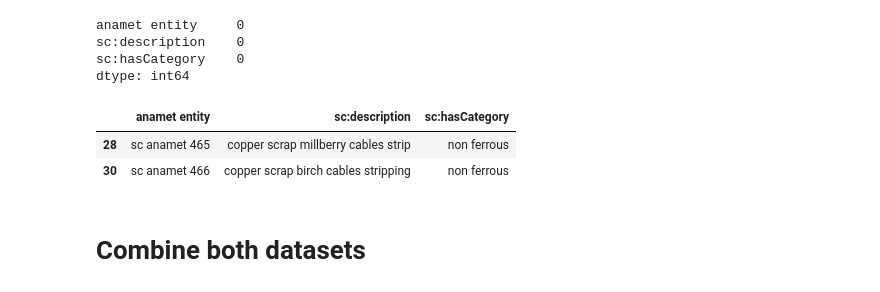
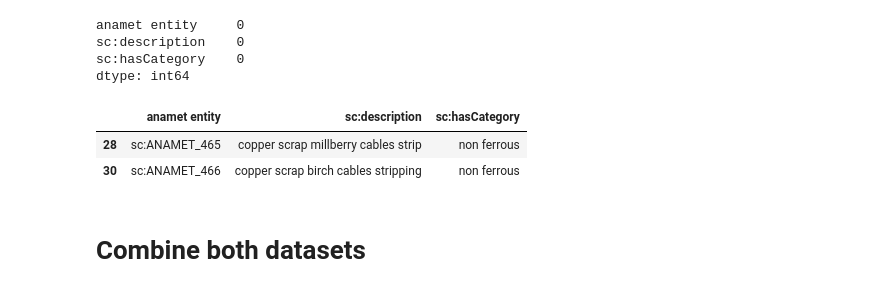
Before and after one commit to costasmexis/phd, a Jupyter notebook: scrap/scrap_similarity.ipynb, the cells around one changed output. Cells and saved outputs as stored; diff of their text form; code cells hidden in the pictures.

```diff
--- a/scrap/scrap_similarity.ipynb
+++ b/scrap/scrap_similarity.ipynb
@@ -100,7 +92,7 @@ isri_data.shape
 # %% [output]
 (244, 10)
 # %%
-isri_data = isri_data[['isri id', 'sc:hasCategory', 'sc:hasSpecification']]
+isri_data = isri_data[['isri id', 'sc:hasCategory', 'sc:hasForm', 'sc:hasSpecification', 'sc:contains', 'pc:hasName']]
 # %%
 isri_data.isna().sum()
 # %% [output]
@@ -117,7 +112,7 @@ custom_pipeline = [preprocessing.fillna,
                    preprocessing.remove_whitespace,
                    preprocessing.remove_stopwords]
 
-for col in isri_data.columns:
+for col in isri_data.drop('isri id', axis=1).columns:
     isri_data[col] = hero.clean(isri_data[col])
 
 isri_data.head(2)
@@ -194,14 +192,14 @@ sc:description    0
 sc:hasCategory    0
 dtype: int64
 # %%
-for col in anamet_data.columns:
+for col in anamet_data.drop('anamet entity', axis=1).columns:
     anamet_data[col] = hero.clean(anamet_data[col])
 
 anamet_data.head(2)
 # %% [output]
 |  | anamet entity | sc:description | sc:hasCategory |
-| 28 | sc anamet 465 | copper scrap millberry cables strip | non ferrous |
-| 30 | sc anamet 466 | copper scrap birch cables stripping | non ferrous |
+| 28 | sc:ANAMET_465 | copper scrap millberry cables strip | non ferrous |
+| 30 | sc:ANAMET_466 | copper scrap birch cables stripping | non ferrous |
 # %% [markdown]
 # Combine both datasets
 # %% [markdown]
```
Also changed, not shown: parts of 18 cells of this notebook, 1 other file.
